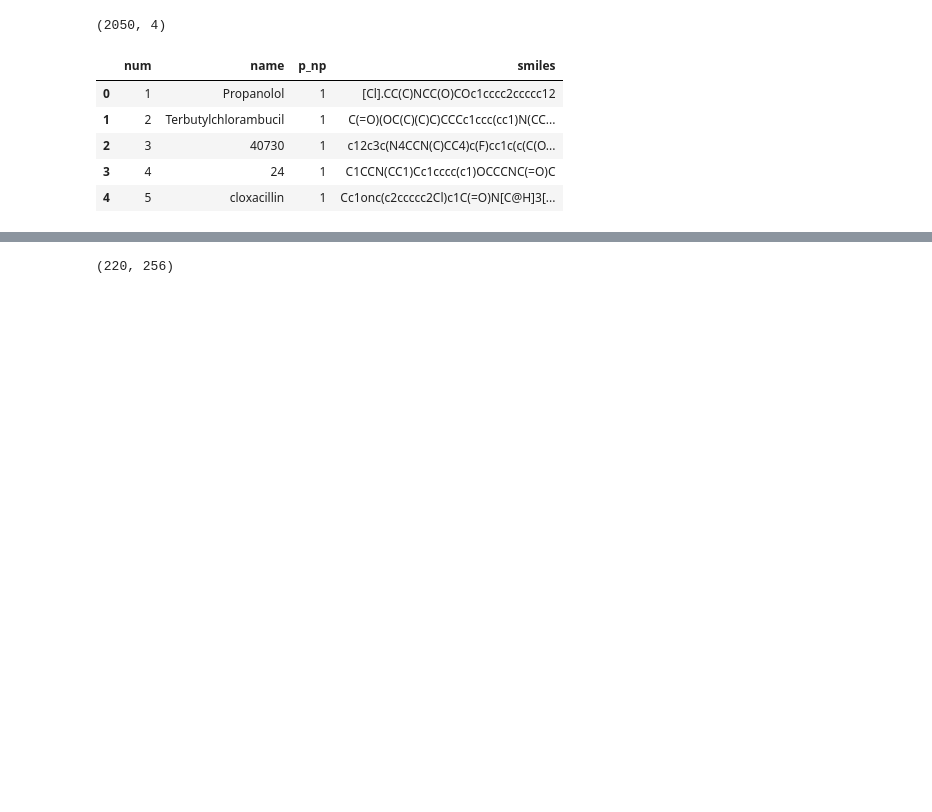
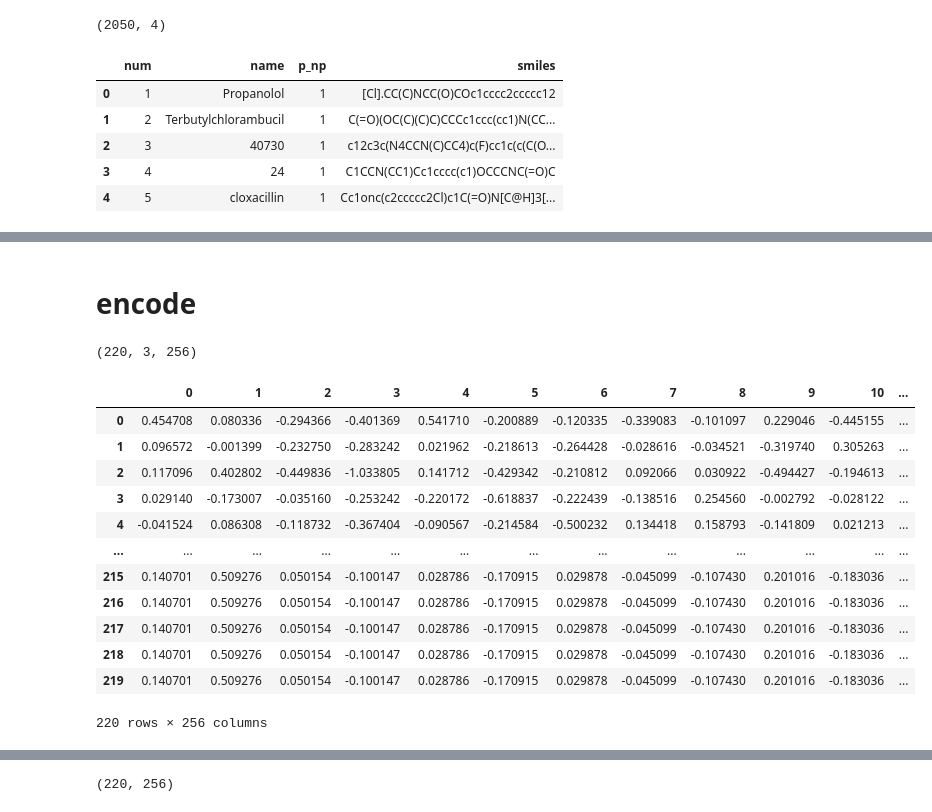
Before and after one commit to ajia90/smilestransformer, a Jupyter notebook: interpolationtraining.ipynb, the cells around one changed output, grey strips where cells are left out. Drawn from its saved outputs; the diff is of its cells as text; code cells hidden in the pictures; blank space fills up the shorter version.

```diff
--- a/interpolationtraining.ipynb
+++ b/interpolationtraining.ipynb
@@ -144 +174,9 @@ There are 2050 molecules. It will take a little time.
+# %% [markdown]
+# encode
+# %%
+#encode function
+X = trfm.encode(torch.t(xid))
+print(X.shape)
+# %% [output]
+(220, 3, 256)
 # %%
@@ -152 +189,17 @@ if trfm.trfm.encoder.norm:
 output = output.detach().numpy()
+# %%
+pd.DataFrame(X[:,0,:])
+# %% [output]
+|  | 0 | 1 | 2 | 3 | 4 | 5 | 6 | 7 | 8 | 9 | 10 | ... |
+| 0 | 0.454708 | 0.080336 | -0.294366 | -0.401369 | 0.541710 | -0.200889 | -0.120335 | -0.339083 | -0.101097 | 0.229046 | -0.445155 | ... |
+| 1 | 0.096572 | -0.001399 | -0.232750 | -0.283242 | 0.021962 | -0.218613 | -0.264428 | -0.028616 | -0.034521 | -0.319740 | 0.305263 | ... |
+| 2 | 0.117096 | 0.402802 | -0.449836 | -1.033805 | 0.141712 | -0.429342 | -0.210812 | 0.092066 | 0.030922 | -0.494427 | -0.194613 | ... |
+| 3 | 0.029140 | -0.173007 | -0.035160 | -0.253242 | -0.220172 | -0.618837 | -0.222439 | -0.138516 | 0.254560 | -0.002792 | -0.028122 | ... |
+| 4 | -0.041524 | 0.086308 | -0.118732 | -0.367404 | -0.090567 | -0.214584 | -0.500232 | 0.134418 | 0.158793 | -0.141809 | 0.021213 | ... |
+| ... | ... | ... | ... | ... | ... | ... | ... | ... | ... | ... | ... | ... |
+| 215 | 0.140701 | 0.509276 | 0.050154 | -0.100147 | 0.028786 | -0.170915 | 0.029878 | -0.045099 | -0.107430 | 0.201016 | -0.183036 | ... |
+| 216 | 0.140701 | 0.509276 | 0.050154 | -0.100147 | 0.028786 | -0.170915 | 0.029878 | -0.045099 | -0.107430 | 0.201016 | -0.183036 | ... |
+| 217 | 0.140701 | 0.509276 | 0.050154 | -0.100147 | 0.028786 | -0.170915 | 0.029878 | -0.045099 | -0.107430 | 0.201016 | -0.183036 | ... |
+| 218 | 0.140701 | 0.509276 | 0.050154 | -0.100147 | 0.028786 | -0.170915 | 0.029878 | -0.045099 | -0.107430 | 0.201016 | -0.183036 | ... |
+| 219 | 0.140701 | 0.509276 | 0.050154 | -0.100147 | 0.028786 | -0.170915 | 0.029878 | -0.045099 | -0.107430 | 0.201016 | -0.183036 | ... |
+220 rows × 256 columns
```
Also changed, not shown: parts of 52 cells of this notebook.
